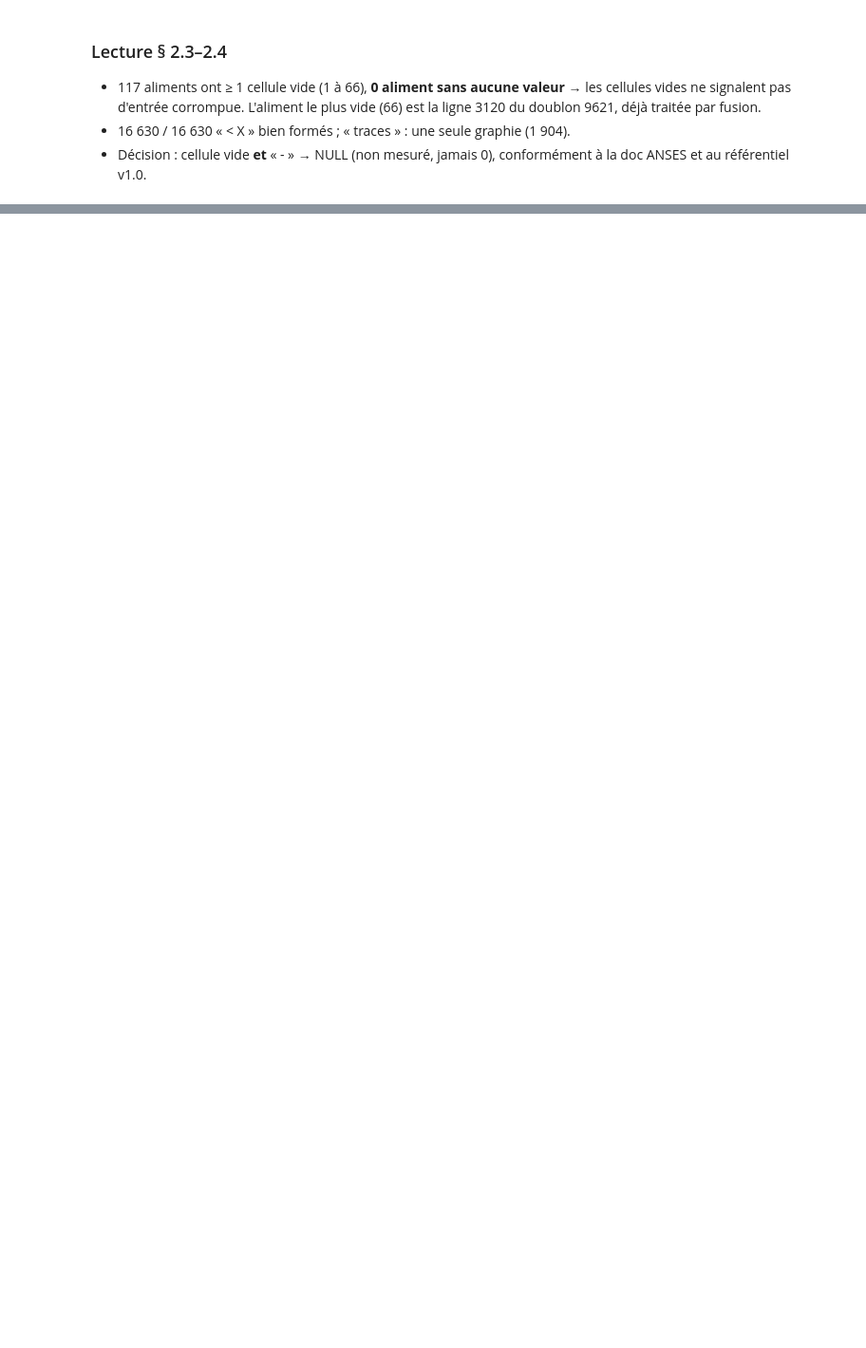
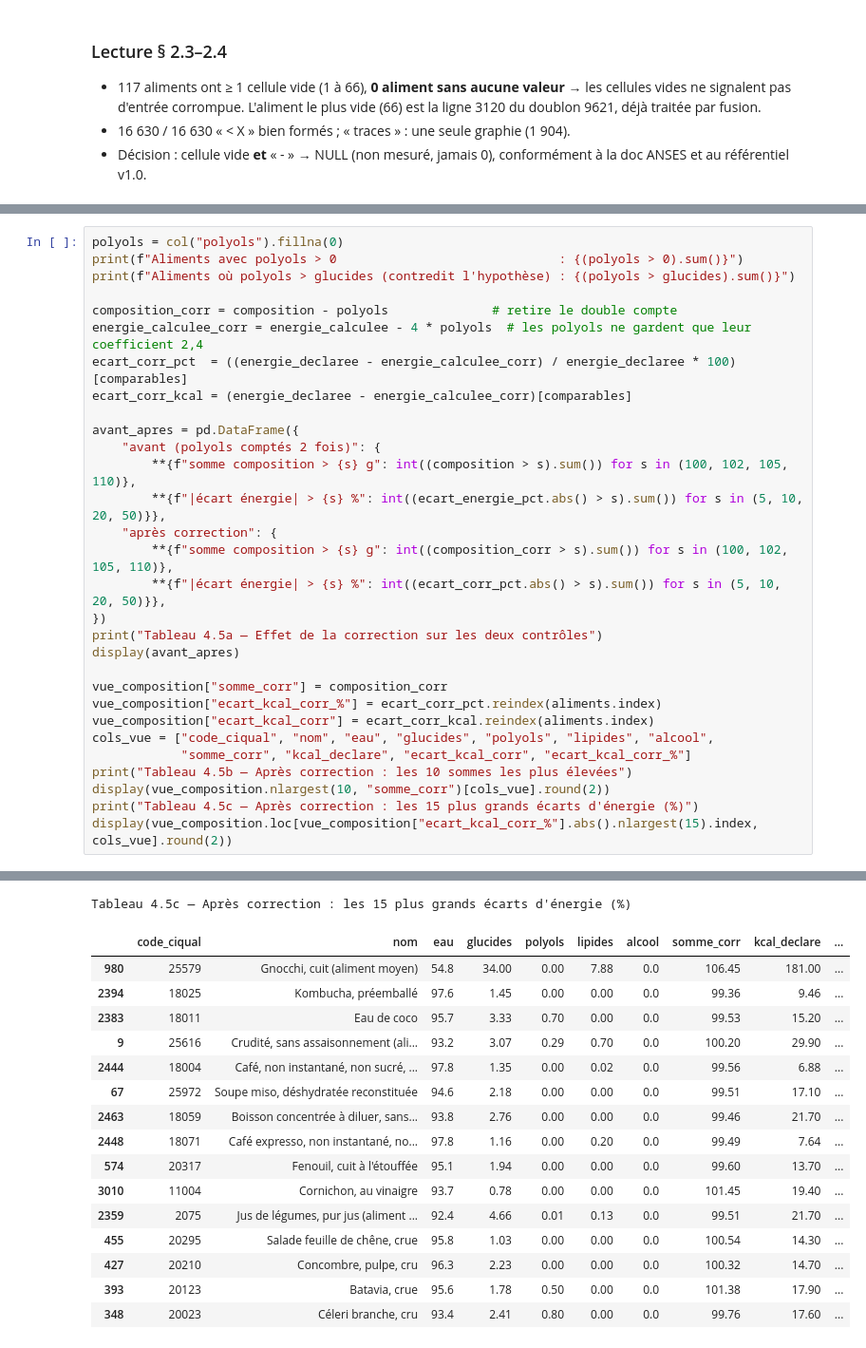
Before and after one commit to SalomeSouque/alimendo_data_science, a Jupyter notebook: 03_ciqual_cleaning.ipynb, the cells around one changed output, grey strips where cells are left out. Shown at 95% size. Drawn from its saved outputs; the diff is of its cells as text; blank space fills up the shorter version.

```diff
--- a/03_ciqual_cleaning.ipynb
+++ b/03_ciqual_cleaning.ipynb
@@ -315,0 +1018,31 @@ display(traces.value_counts().rename("n").to_frame())
+# %%
+polyols = col("polyols").fillna(0)
+print(f"Aliments avec polyols > 0                              : {(polyols > 0).sum()}")
+print(f"Aliments où polyols > glucides (contredit l'hypothèse) : {(polyols > glucides).sum()}")
+
+composition_corr = composition - polyols              # retire le double compte
+energie_calculee_corr = energie_calculee - 4 * polyols  # les polyols ne gardent que leur coefficient 2,4
+ecart_corr_pct  = ((energie_declaree - energie_calculee_corr) / energie_declaree * 100)[comparables]
+ecart_corr_kcal = (energie_declaree - energie_calculee_corr)[comparables]
+
+avant_apres = pd.DataFrame({
+    "avant (polyols comptés 2 fois)": {
+        **{f"somme composition > {s} g": int((composition > s).sum()) for s in (100, 102, 105, 110)},
+        **{f"|écart énergie| > {s} %": int((ecart_energie_pct.abs() > s).sum()) for s in (5, 10, 20, 50)}},
+    "après correction": {
+        **{f"somme composition > {s} g": int((composition_corr > s).sum()) for s in (100, 102, 105, 110)},
+        **{f"|écart énergie| > {s} %": int((ecart_corr_pct.abs() > s).sum()) for s in (5, 10, 20, 50)}},
+})
+print("Tableau 4.5a — Effet de la correction sur les deux contrôles")
+display(avant_apres)
+
+vue_composition["somme_corr"] = composition_corr
+vue_composition["ecart_kcal_corr_%"] = ecart_corr_pct.reindex(aliments.index)
+vue_composition["ecart_kcal_corr"] = ecart_corr_kcal.reindex(aliments.index)
+cols_vue = ["code_ciqual", "nom", "eau", "glucides", "polyols", "lipides", "alcool",
+            "somme_corr", "kcal_declare", "ecart_kcal_corr", "ecart_kcal_corr_%"]
+print("Tableau 4.5b — Après correction : les 10 sommes les plus élevées")
+display(vue_composition.nlargest(10, "somme_corr")[cols_vue].round(2))
+print("Tableau 4.5c — Après correction : les 15 plus grands écarts d'énergie (%)")
+display(vue_composition.loc[vue_composition["ecart_kcal_corr_%"].abs().nlargest(15).index, cols_vue].round(2))
+# %% [output]
@@ -315,0 +1073,17 @@ display(traces.value_counts().rename("n").to_frame())
+Tableau 4.5c — Après correction : les 15 plus grands écarts d'énergie (%)
+|  | code_ciqual | nom | eau | glucides | polyols | lipides | alcool | somme_corr | kcal_declare | ... |
+| 980 | 25579 | Gnocchi, cuit (aliment moyen) | 54.8 | 34.00 | 0.00 | 7.88 | 0.0 | 106.45 | 181.00 | ... |
+| 2394 | 18025 | Kombucha, préemballé | 97.6 | 1.45 | 0.00 | 0.00 | 0.0 | 99.36 | 9.46 | ... |
+| 2383 | 18011 | Eau de coco | 95.7 | 3.33 | 0.70 | 0.00 | 0.0 | 99.53 | 15.20 | ... |
+| 9 | 25616 | Crudité, sans assaisonnement (ali... | 93.2 | 3.07 | 0.29 | 0.70 | 0.0 | 100.20 | 29.90 | ... |
+| 2444 | 18004 | Café, non instantané, non sucré, ... | 97.8 | 1.35 | 0.00 | 0.02 | 0.0 | 99.56 | 6.88 | ... |
+| 67 | 25972 | Soupe miso, déshydratée reconstituée | 94.6 | 2.18 | 0.00 | 0.00 | 0.0 | 99.51 | 17.10 | ... |
+| 2463 | 18059 | Boisson concentrée à diluer, sans... | 93.8 | 2.76 | 0.00 | 0.00 | 0.0 | 99.46 | 21.70 | ... |
+| 2448 | 18071 | Café expresso, non instantané, no... | 97.8 | 1.16 | 0.00 | 0.20 | 0.0 | 99.49 | 7.64 | ... |
+| 574 | 20317 | Fenouil, cuit à l'étouffée | 95.1 | 1.94 | 0.00 | 0.00 | 0.0 | 99.60 | 13.70 | ... |
+| 3010 | 11004 | Cornichon, au vinaigre | 93.7 | 0.78 | 0.00 | 0.00 | 0.0 | 101.45 | 19.40 | ... |
+| 2359 | 2075 | Jus de légumes, pur jus (aliment ... | 92.4 | 4.66 | 0.01 | 0.13 | 0.0 | 99.51 | 21.70 | ... |
+| 455 | 20295 | Salade feuille de chêne, crue | 95.8 | 1.03 | 0.00 | 0.00 | 0.0 | 100.54 | 14.30 | ... |
+| 427 | 20210 | Concombre, pulpe, cru | 96.3 | 2.23 | 0.00 | 0.00 | 0.0 | 100.32 | 14.70 | ... |
+| 393 | 20123 | Batavia, crue | 95.6 | 1.78 | 0.50 | 0.00 | 0.0 | 101.38 | 17.90 | ... |
+| 348 | 20023 | Céleri branche, cru | 93.4 | 2.41 | 0.80 | 0.00 | 0.0 | 99.76 | 17.60 | ... |
```
Also changed, not shown: parts of 38 cells of this notebook.
